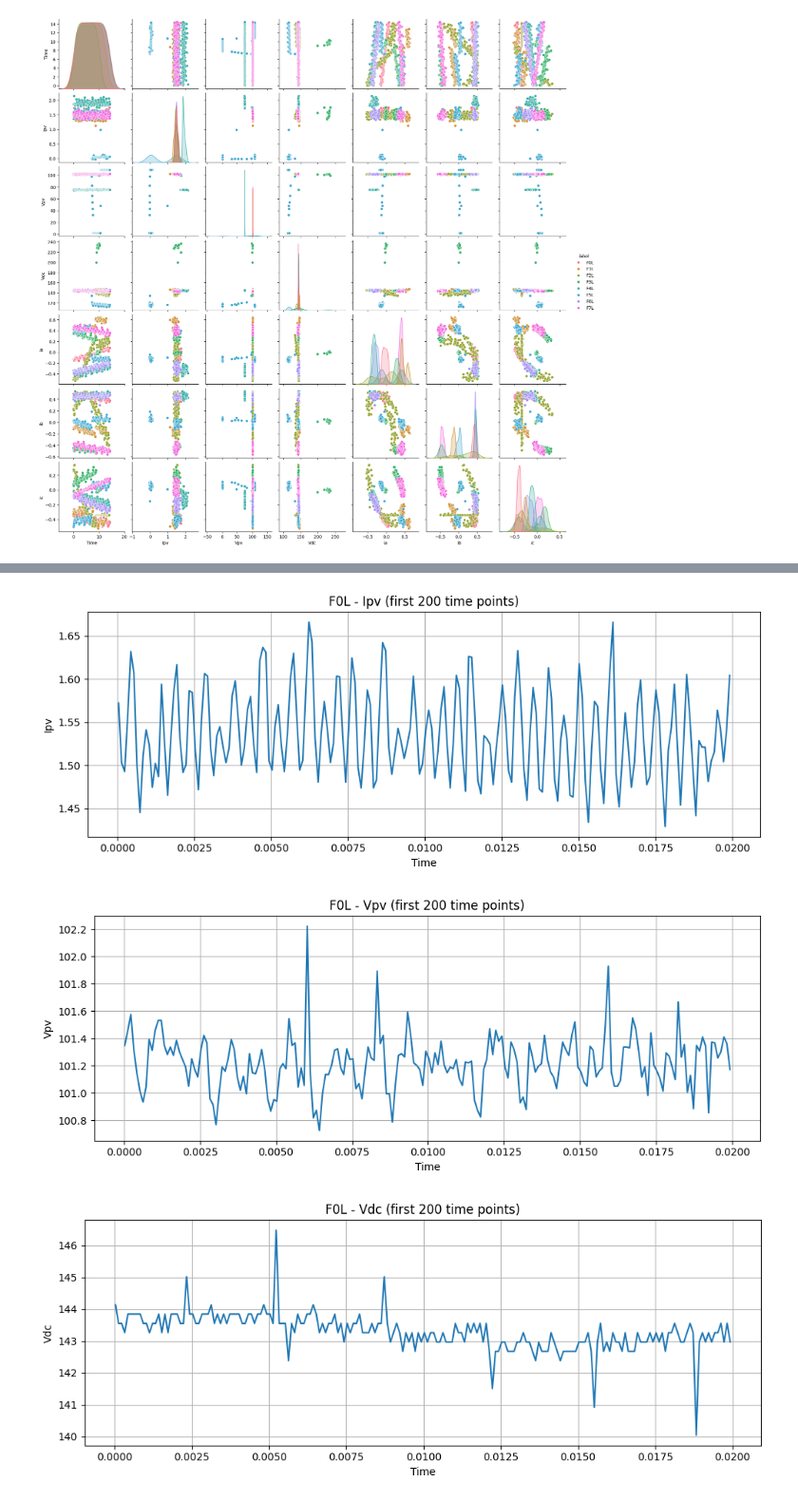
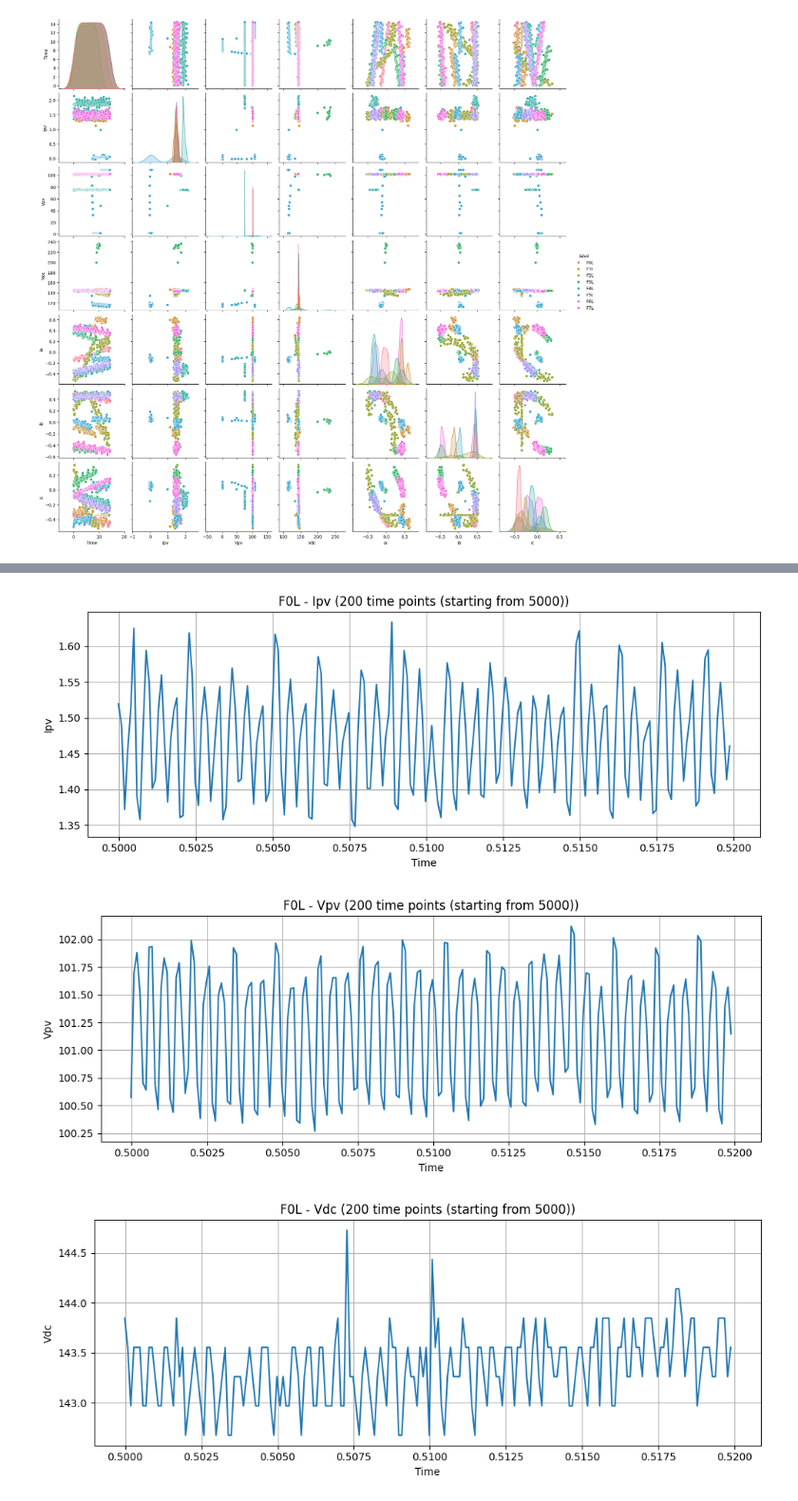
Before and after one commit to NinjaZny/Early-Fault-Detection-in-PV-A-Case-Study-on-the-GPVS-Faults-Dataset, a Jupyter notebook: notebooks/12_10.ipynb, the cells around one changed output, grey strips where cells are left out. Shown at 95% size. Cells and saved outputs as stored; diff of their text form; code cells hidden in the pictures.

```diff
--- a/notebooks/12_10.ipynb
+++ b/notebooks/12_10.ipynb
@@ -204,23 +210,23 @@ plt.show()
 # %%
 def plot_each_variable(df, variables, first_point=0, n_points=256):
 
     for var in variables:
         plt.figure(figsize=(10, 4))
         plt.plot(df['Time'][first_point:n_points + first_point], df[var][first_point :n_points + first_point], color='tab:blue')
-        plt.title(f"{df['label'].iloc[0]} - {var} (first {n_points} time points)")
+        plt.title(f"{df['label'].iloc[0]} - {var} ({n_points} time points (starting from {first_point}))")
         plt.xlabel("Time")
         plt.ylabel(var)
         plt.grid(True)
         plt.tight_layout()
         plt.show()
 
 plot_each_variable(
     F0L,
-    ['Ipv', 'Vpv', 'Vdc', 'ia', 'ib', 'ic', 'va', 'vb', 'vc'],
-    #first_point=5000,
+    ['Ipv', 'Vpv', 'Vdc', 'ia', 'ib', 'ic', 'va', 'vb', 'vc', 'Iabc', 'If', 'Vabc', 'Vf'],
+    first_point=5000,
     n_points=200  # You can change to 512, 1024, etc.
 )
 # %% [output]
-[figure, old version]
+[figure, new version]
-[figure, old version]
+[figure, new version]
-[figure, old version]
+[figure, new version]
```
Also changed, not shown: parts of 4 cells of this notebook, 2 other files.
